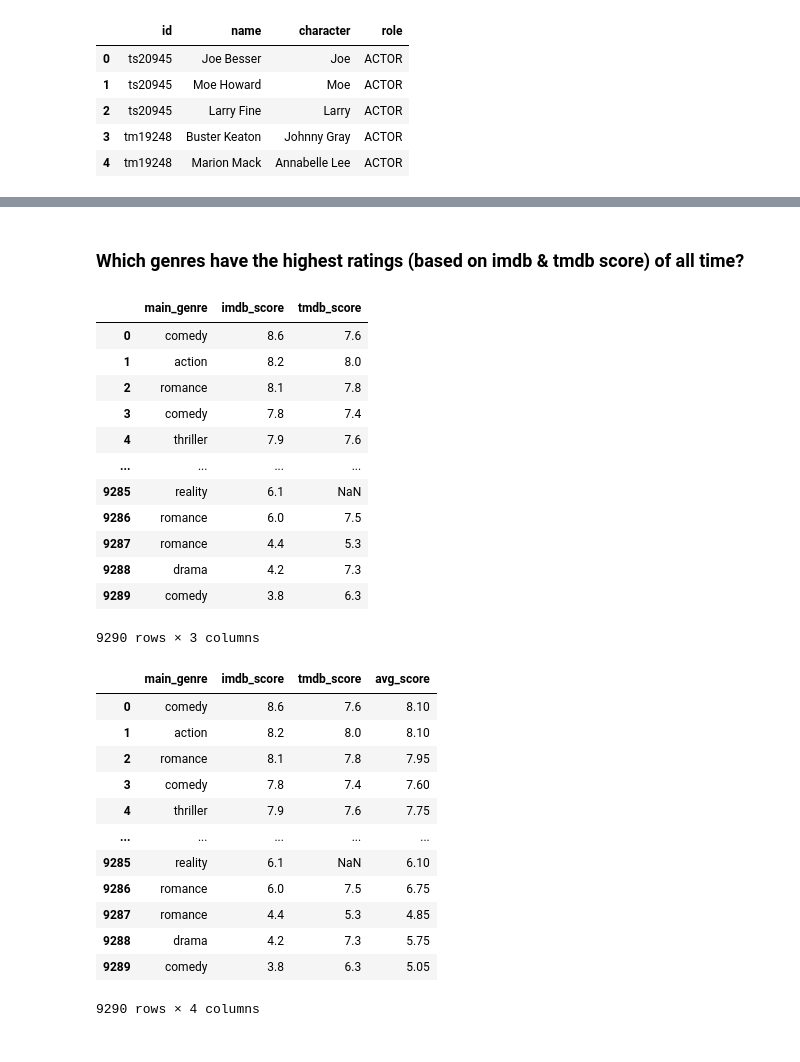
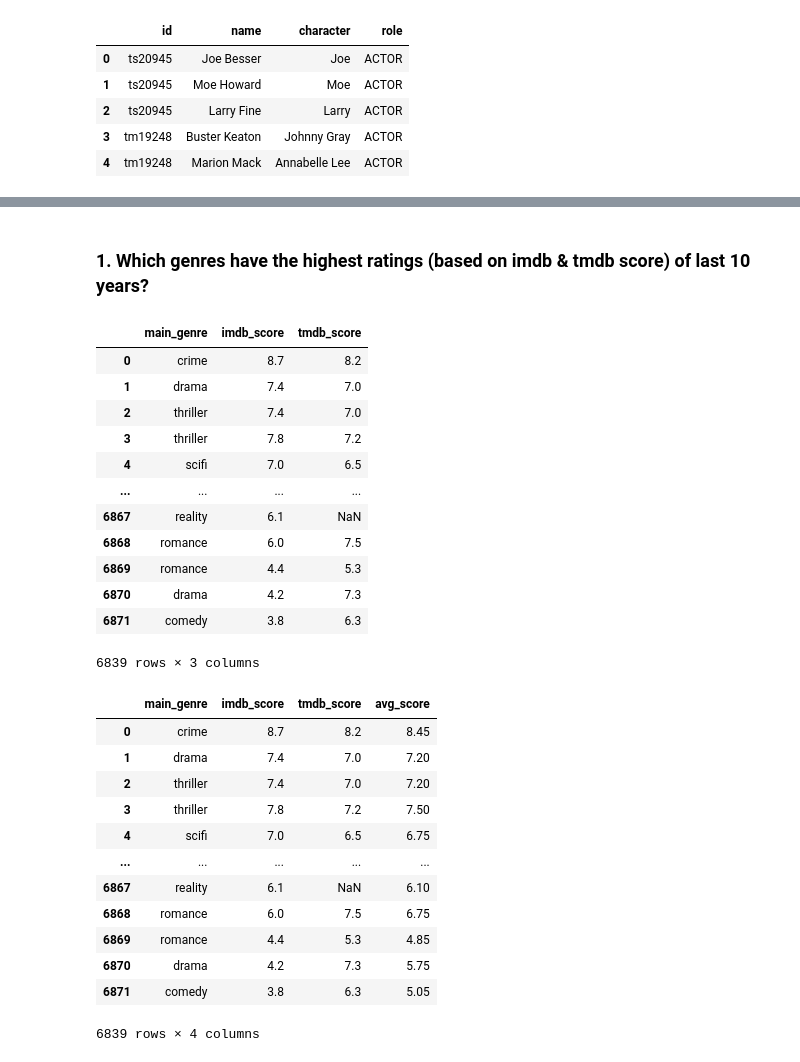
Before and after one commit to quytrungg/Group1_Final_Project_CSC17104, a Jupyter notebook: phase_3_data_analysis/data_analysis.ipynb, the cells around one changed output, grey strips where cells are left out. Drawn from its saved outputs; the diff is of its cells as text; code cells hidden in the pictures.

```diff
--- a/phase_3_data_analysis/data_analysis.ipynb
+++ b/phase_3_data_analysis/data_analysis.ipynb
@@ -50,41 +50,42 @@ df_data.head()
 | 3 | tm19248 | The General | MOVIE | 1926 | NONE | 78 | action, drama, war, western, come... | US | ... |
 | 4 | tm19248 | The General | MOVIE | 1926 | NONE | 78 | action, drama, war, western, come... | US | ... |
 # %% [markdown]
-### Which genres have the highest ratings (based on imdb & tmdb score) of all time?
+### 1. Which genres have the highest ratings (based on imdb & tmdb score) of last 10 years?
 # %%
-genre_score = df_data[df_data['main_genre']!=''].loc[:, ['main_genre', 'imdb_score', 'tmdb_score']].drop_duplicates().reset_index(drop=True)
+genre_score = df_data[df_data['release_year'] >= 2012].loc[:, ['main_genre', 'imdb_score', 'tmdb_score']].drop_duplicates().reset_index(drop=True)
+genre_score = genre_score[genre_score['main_genre'] != '']
 genre_score
 # %% [output]
 |  | main_genre | imdb_score | tmdb_score |
-| 0 | comedy | 8.6 | 7.6 |
-| 1 | action | 8.2 | 8.0 |
-| 2 | romance | 8.1 | 7.8 |
-| 3 | comedy | 7.8 | 7.4 |
-| 4 | thriller | 7.9 | 7.6 |
+| 0 | crime | 8.7 | 8.2 |
+| 1 | drama | 7.4 | 7.0 |
+| 2 | thriller | 7.4 | 7.0 |
+| 3 | thriller | 7.8 | 7.2 |
+| 4 | scifi | 7.0 | 6.5 |
 | ... | ... | ... | ... |
-| 9285 | reality | 6.1 | NaN |
-| 9286 | romance | 6.0 | 7.5 |
-| 9287 | romance | 4.4 | 5.3 |
-| 9288 | drama | 4.2 | 7.3 |
-| 9289 | comedy | 3.8 | 6.3 |
+| 6867 | reality | 6.1 | NaN |
+| 6868 | romance | 6.0 | 7.5 |
+| 6869 | romance | 4.4 | 5.3 |
+| 6870 | drama | 4.2 | 7.3 |
+| 6871 | comedy | 3.8 | 6.3 |
-9290 rows × 3 columns
+6839 rows × 3 columns
 # %%
 genre_score['avg_score'] = genre_score.loc[:, ['imdb_score', 'tmdb_score']].mean(axis=1)
 genre_score
 # %% [output]
 |  | main_genre | imdb_score | tmdb_score | avg_score |
-| 0 | comedy | 8.6 | 7.6 | 8.10 |
-| 1 | action | 8.2 | 8.0 | 8.10 |
-| 2 | romance | 8.1 | 7.8 | 7.95 |
-| 3 | comedy | 7.8 | 7.4 | 7.60 |
-| 4 | thriller | 7.9 | 7.6 | 7.75 |
+| 0 | crime | 8.7 | 8.2 | 8.45 |
+| 1 | drama | 7.4 | 7.0 | 7.20 |
+| 2 | thriller | 7.4 | 7.0 | 7.20 |
+| 3 | thriller | 7.8 | 7.2 | 7.50 |
+| 4 | scifi | 7.0 | 6.5 | 6.75 |
 | ... | ... | ... | ... | ... |
-| 9285 | reality | 6.1 | NaN | 6.10 |
-| 9286 | romance | 6.0 | 7.5 | 6.75 |
-| 9287 | romance | 4.4 | 5.3 | 4.85 |
-| 9288 | drama | 4.2 | 7.3 | 5.75 |
-| 9289 | comedy | 3.8 | 6.3 | 5.05 |
+| 6867 | reality | 6.1 | NaN | 6.10 |
+| 6868 | romance | 6.0 | 7.5 | 6.75 |
+| 6869 | romance | 4.4 | 5.3 | 4.85 |
+| 6870 | drama | 4.2 | 7.3 | 5.75 |
+| 6871 | comedy | 3.8 | 6.3 | 5.05 |
-9290 rows × 4 columns
+6839 rows × 4 columns
 # %%
 genre_score_table = pd.pivot_table(genre_score, values='avg_score', index='main_genre', aggfunc=np.mean)
 genre_score_table
```
Also changed, not shown: parts of 2 cells of this notebook.
